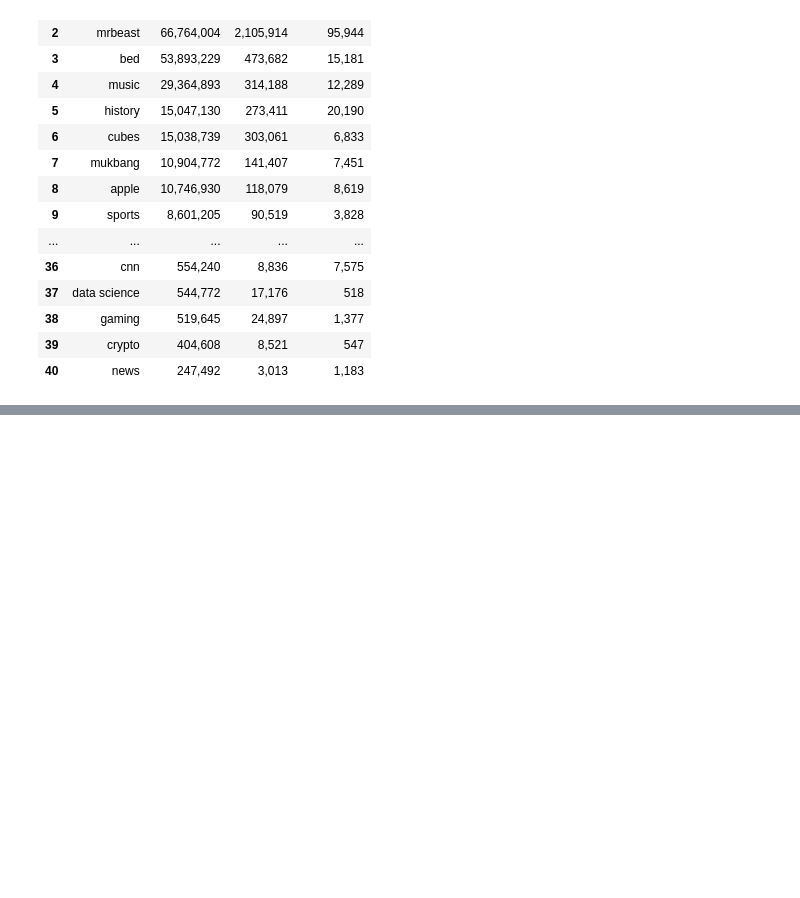
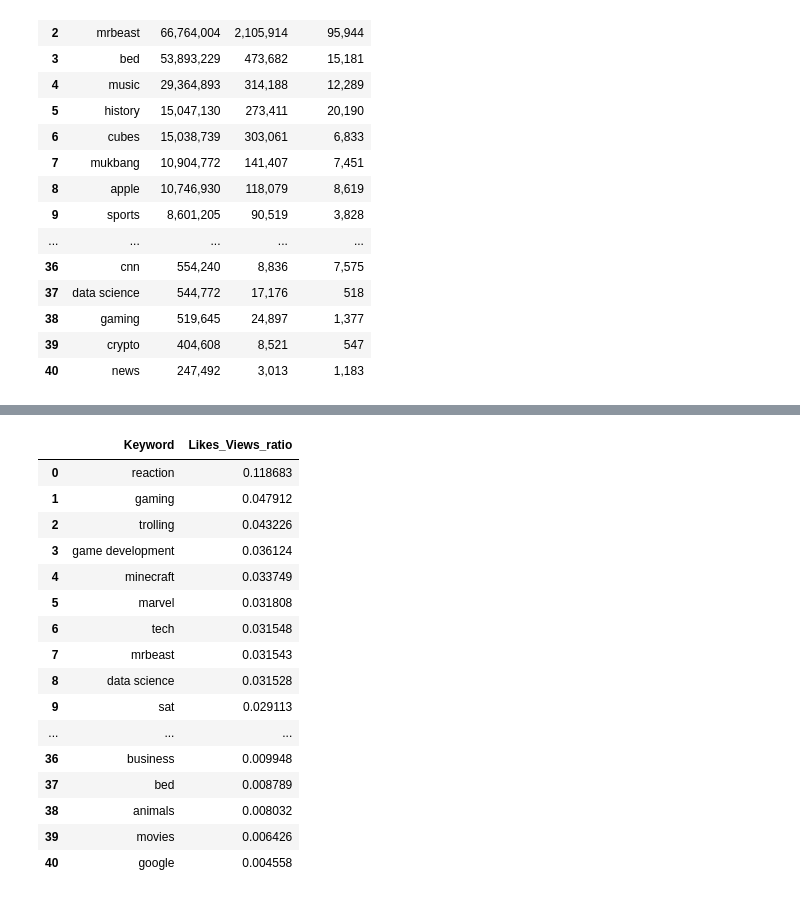
Before and after one commit to BriAnWuu/YouTube_Stats, a Jupyter notebook: YouTube_Stats.ipynb, the cells around one changed output, grey strips where cells are left out. Drawn from its saved outputs; the diff is of its cells as text; code cells hidden in the pictures; blank space fills up the shorter version.

```diff
--- a/YouTube_Stats.ipynb
+++ b/YouTube_Stats.ipynb
@@ -477,0 +589,35 @@ stats_average_df
+# %%
+# Like/View ratio by keyword (category)
+cursor.execute('''
+    SELECT
+        Keyword,
+        SUM(Likes) / SUM(Views) AS Likes_Views_ratio
+    FROM
+        videos_stats
+    GROUP BY
+        Keyword
+    ORDER BY
+        Likes_Views_ratio DESC
+''')
+rows = cursor.fetchall()
+header = [col[0] for col in cursor.description]
+
+sql_to_df(rows, header, True)
+# %% [output]
+|  | Keyword | Likes_Views_ratio |
+| 0 | reaction | 0.118683 |
+| 1 | gaming | 0.047912 |
+| 2 | trolling | 0.043226 |
+| 3 | game development | 0.036124 |
+| 4 | minecraft | 0.033749 |
+| 5 | marvel | 0.031808 |
+| 6 | tech | 0.031548 |
+| 7 | mrbeast | 0.031543 |
+| 8 | data science | 0.031528 |
+| 9 | sat | 0.029113 |
+| ... | ... | ... |
+| 36 | business | 0.009948 |
+| 37 | bed | 0.008789 |
+| 38 | animals | 0.008032 |
+| 39 | movies | 0.006426 |
+| 40 | google | 0.004558 |
```
Also changed, not shown: parts of 6 cells of this notebook.
